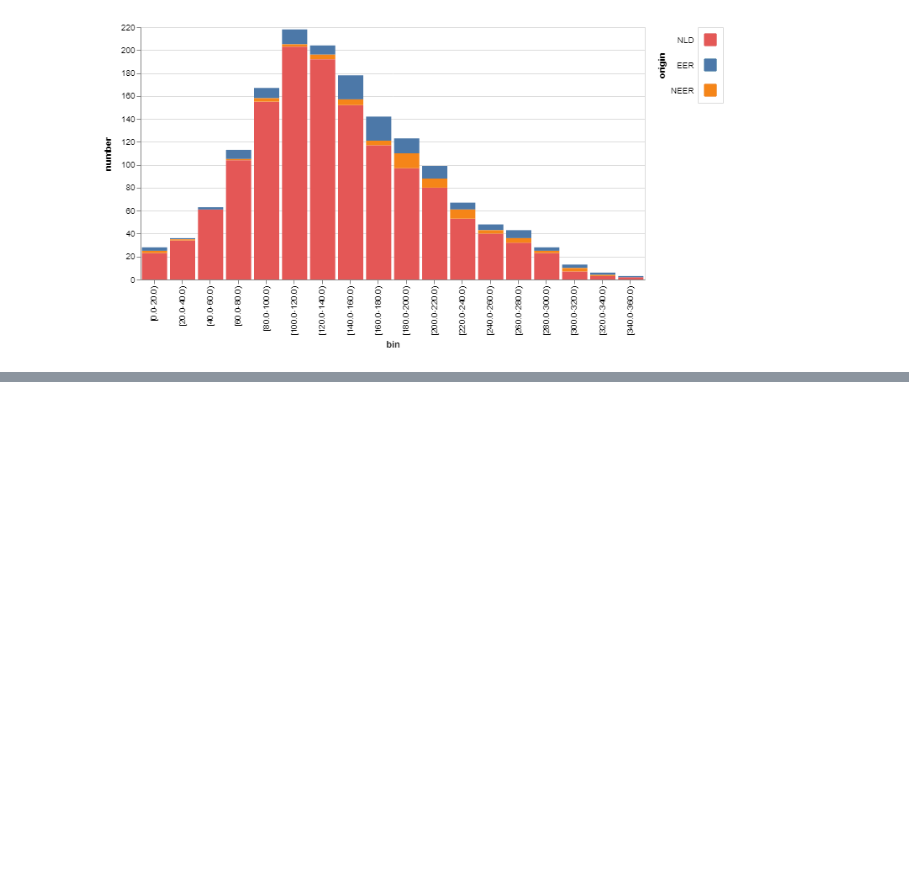
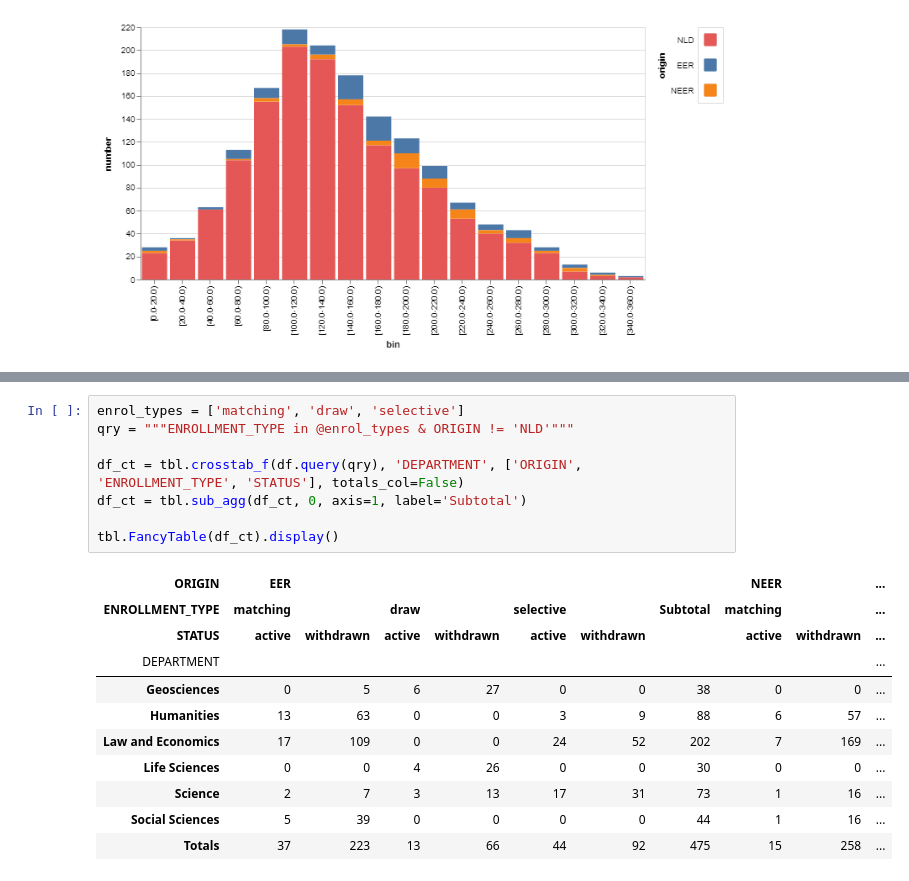
Before and after one commit to lcvriend/laserbeans, a Jupyter notebook: example.ipynb, the cells around one changed output, grey strips where cells are left out. Cells and saved outputs as stored; diff of their text form; blank space fills up the shorter version.

```diff
--- a/example.ipynb
+++ b/example.ipynb
@@ -84,0 +94,20 @@ chrt.generate_bin_chart(df_bin, 'number', 'origin', var_order=var_order)
+# %%
+enrol_types = ['matching', 'draw', 'selective']
+qry = """ENROLLMENT_TYPE in @enrol_types & ORIGIN != 'NLD'"""
+
+df_ct = tbl.crosstab_f(df.query(qry), 'DEPARTMENT', ['ORIGIN', 'ENROLLMENT_TYPE', 'STATUS'], totals_col=False)
+df_ct = tbl.sub_agg(df_ct, 0, axis=1, label='Subtotal')
+
+tbl.FancyTable(df_ct).display()
+# %% [output]
+| ORIGIN | EER |  |  |  |  |  |  | NEER |  | ... |
+| ENROLLMENT_TYPE | matching |  | draw |  | selective |  | Subtotal | matching |  | ... |
+| STATUS | active | withdrawn | active | withdrawn | active | withdrawn |  | active | withdrawn | ... |
+| DEPARTMENT |  |  |  |  |  |  |  |  |  | ... |
+| Geosciences | 0 | 5 | 6 | 27 | 0 | 0 | 38 | 0 | 0 | ... |
+| Humanities | 13 | 63 | 0 | 0 | 3 | 9 | 88 | 6 | 57 | ... |
+| Law and Economics | 17 | 109 | 0 | 0 | 24 | 52 | 202 | 7 | 169 | ... |
+| Life Sciences | 0 | 0 | 4 | 26 | 0 | 0 | 30 | 0 | 0 | ... |
+| Science | 2 | 7 | 3 | 13 | 17 | 31 | 73 | 1 | 16 | ... |
+| Social Sciences | 5 | 39 | 0 | 0 | 0 | 0 | 44 | 1 | 16 | ... |
+| Totals | 37 | 223 | 13 | 66 | 44 | 92 | 475 | 15 | 258 | ... |
```
Also changed, not shown: parts of 2 cells of this notebook.
